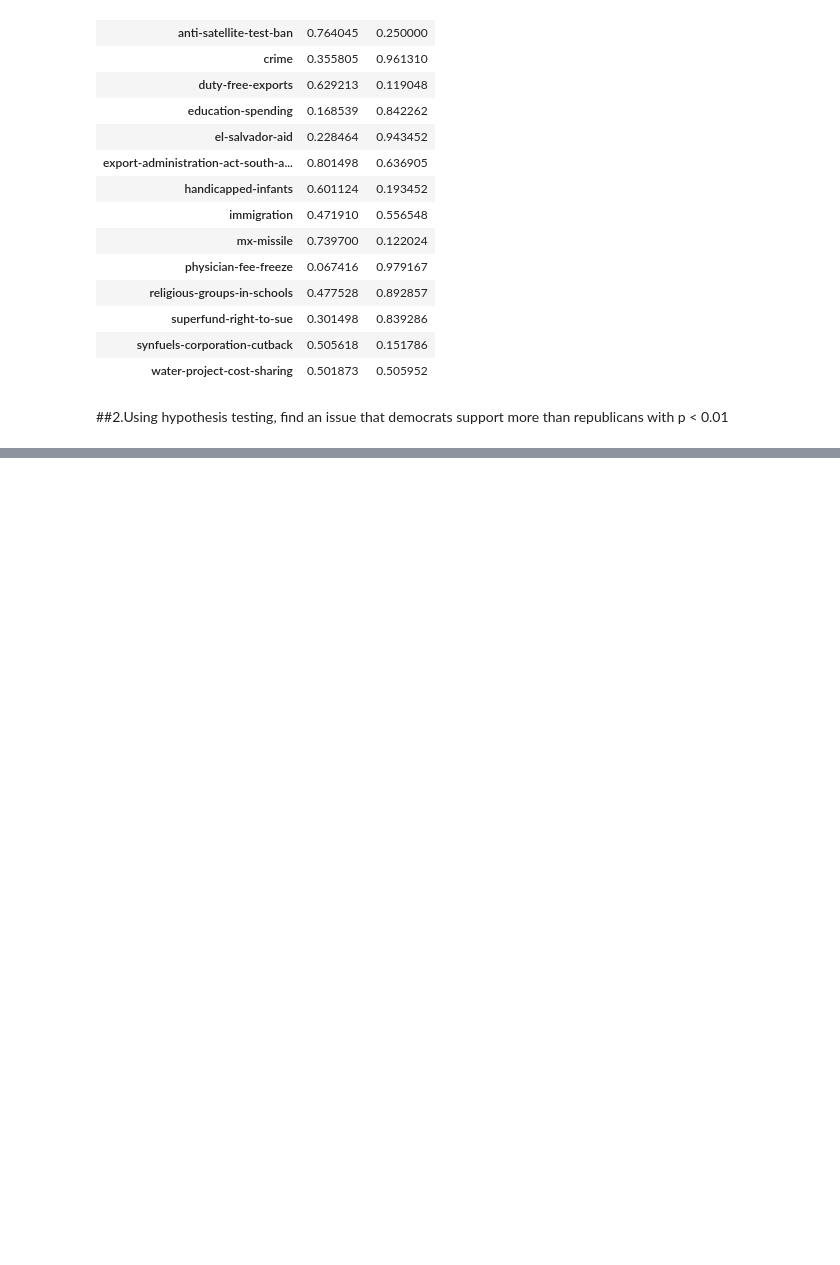
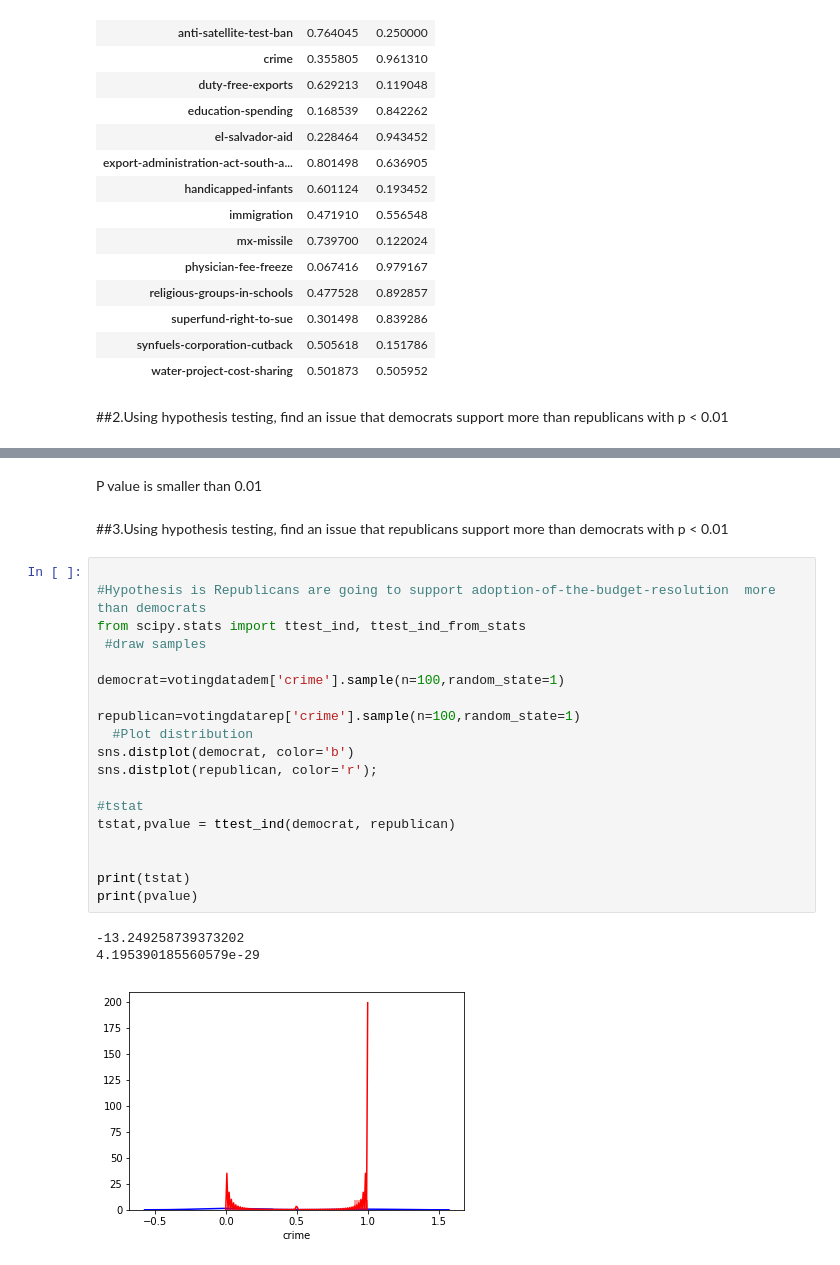
Before and after one commit to alastra32/DS-Unit-1-Sprint-3-Statistical-Tests-and-Experiments, a Jupyter notebook: module1-statistics-probability-and-inference/LS_DS_131_Statistics_Probability_Assignment.ipynb, the cells around one changed output, grey strips where cells are left out. Drawn from its saved outputs; the diff is of its cells as text; blank space fills up the shorter version.

```diff
--- a/module1-statistics-probability-and-inference/LS_DS_131_Statistics_Probability_Assignment.ipynb
+++ b/module1-statistics-probability-and-inference/LS_DS_131_Statistics_Probability_Assignment.ipynb
@@ -182,0 +200,27 @@ for sample in [burnerA,burnerB]:
+# %% [markdown]
+P value is smaller than 0.01
+# %% [markdown]
+##3.Using hypothesis testing, find an issue that republicans support more than democrats with p < 0.01
+# %%
+
+#Hypothesis is Republicans are going to support adoption-of-the-budget-resolution  more than democrats
+from scipy.stats import ttest_ind, ttest_ind_from_stats
+ #draw samples
+
+democrat=votingdatadem['crime'].sample(n=100,random_state=1)
+
+republican=votingdatarep['crime'].sample(n=100,random_state=1)
+  #Plot distribution
+sns.distplot(democrat, color='b')
+sns.distplot(republican, color='r');
+
+#tstat
+tstat,pvalue = ttest_ind(democrat, republican)
+
+
+print(tstat)
+print(pvalue)
+# %% [output]
+-13.249258739373202
+4.195390185560579e-29
+[figure, added]
```
Also changed, not shown: parts of 14 cells of this notebook.
